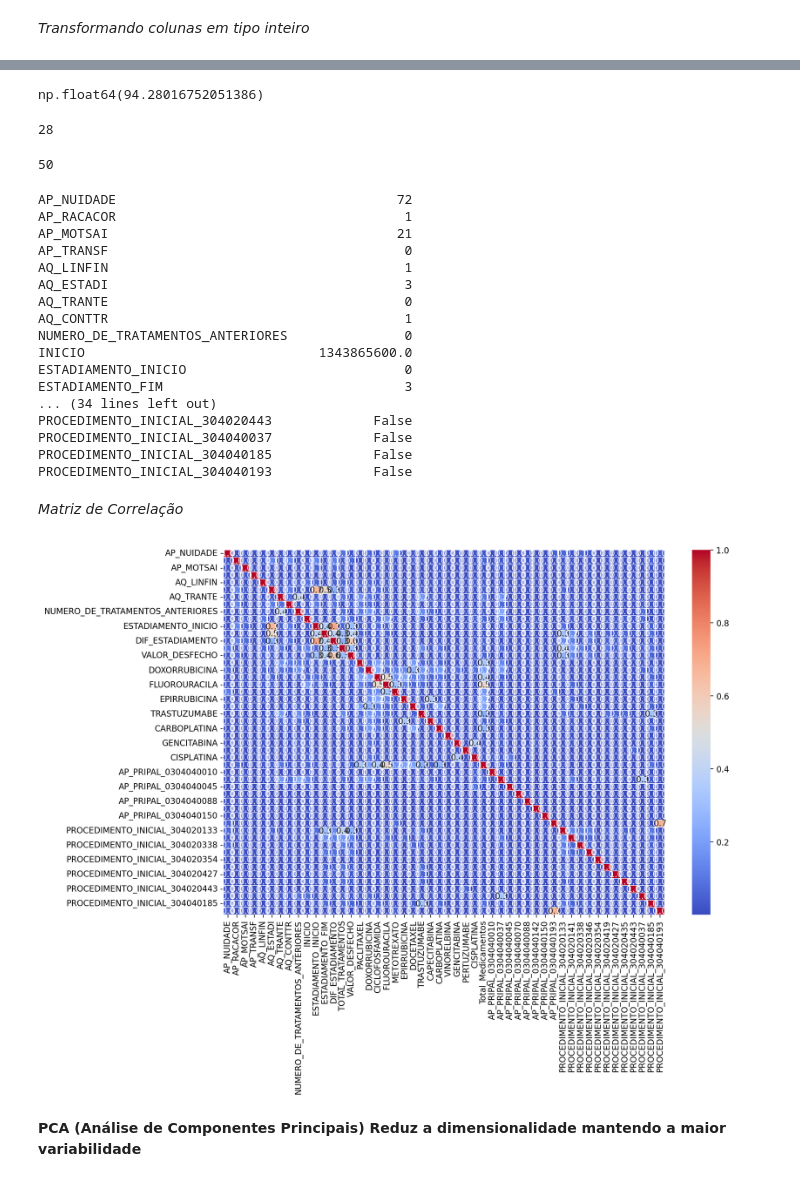
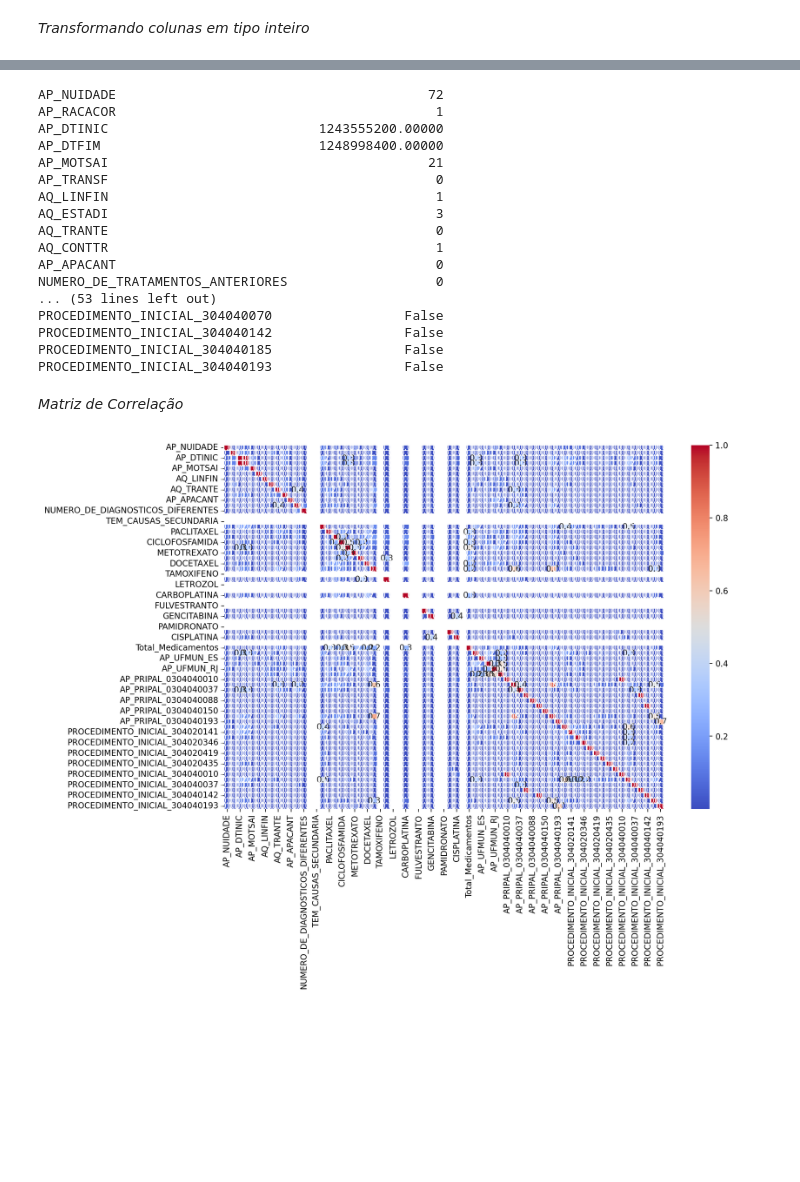
Before and after one commit to Rafaela-Pecanha/analise-quimioterapico-datasus, a Jupyter notebook: clusterizacao.ipynb, the cells around one changed output, grey strips where cells are left out. Cells and saved outputs as stored; diff of their text form; code cells hidden in the pictures; blank space fills up the shorter version.

```diff
--- a/clusterizacao.ipynb
+++ b/clusterizacao.ipynb
@@ -132,12 +198,12 @@ Valores únicos na coluna AP_PRIPAL: ['0304040029' '0304040185' '0304040037' '03
 # %%
 # Certifique-se de que as colunas estão corretamente selecionadas
-df_encoded = pd.get_dummies(df_analise['AP_PRIPAL'], prefix='AP_PRIPAL', drop_first=False)
+df_encoded = pd.get_dummies(df_analise_valor['AP_PRIPAL'], prefix='AP_PRIPAL', drop_first=False)
 
 # Concatenando as novas colunas com o DataFrame original
-df_analise = pd.concat([df_analise, df_encoded], axis=1)
+df_analise_valor = pd.concat([df_analise_valor, df_encoded], axis=1)
 
 # Exibindo o resultado
-print(df_analise)
+print(df_analise_valor)
 # %% [output]
            AP_PRIPAL        AP_CNSPCN  AP_NUIDADE AP_SEXO  AP_RACACOR  \
 918696    0304040029  |{{~~ü|}|ä~{{{â          72       F           1
@@ -159,9 +225,9 @@ print(df_analise)
 # %%
 # Certifique-se de que as colunas estão corretamente selecionadas
-df_encoded = pd.get_dummies(df_analise['PROCEDIMENTO_INICIAL'], prefix='PROCEDIMENTO_INICIAL')
+df_encoded = pd.get_dummies(df_analise_valor['PROCEDIMENTO_INICIAL'], prefix='PROCEDIMENTO_INICIAL')
 
 # Concatenando as novas colunas com o DataFrame original
-df_analise = pd.concat([df_analise, df_encoded], axis=1)
+df_analise = pd.concat([df_analise_valor, df_encoded], axis=1)
 
 # Exibindo o resultado
 print(df_analise)
@@ -303,3 +344,0 @@ Index(['AP_PRIPAL', 'AP_NUIDADE', 'AP_RACACOR', 'AP_DTINIC', 'AP_MOTSAI',
-# %%
-df_matrix_clinica = df_matrix_clinica.drop(['AP_PRIPAL', 'PROCEDIMENTO_INICIAL', 'AP_DTINIC'], axis=1)
-print(df_matrix_clinica.dtypes)
@@ -321,11 +347,9 @@ Length: 62, dtype: object
 # %%
 df_matrix_clinica['AQ_LINFIN'] = pd.to_numeric(df_matrix_clinica['AQ_LINFIN'], errors='coerce')
 df_matrix_clinica['AQ_TRANTE'] = pd.to_numeric(df_matrix_clinica['AQ_TRANTE'], errors='coerce')
-df_matrix_clinica['CODIGO_6D'] = pd.to_numeric(df_matrix_clinica['CODIGO_6D'], errors='coerce')
 
 # Converter para inteiro
 df_matrix_clinica['AQ_LINFIN'] = df_matrix_clinica['AQ_LINFIN'].astype('int')
 df_matrix_clinica['AQ_TRANTE'] = df_matrix_clinica['AQ_TRANTE'].astype('int')
-df_matrix_clinica['CODIGO_6D'] = df_matrix_clinica['CODIGO_6D'].astype('int')
 
 df_matrix_clinica.fillna(0, inplace=True)  # Preencher NaN com 0, ou use outro valor se necessário
@@ -334,57 +374,34 @@ df_matrix_clinica.fillna(0, inplace=True)  # Preencher NaN com 0, ou use outro v
-# %%
-df_matrix_clinica["AP_TRANSF"].std()/df_matrix_clinica["AP_TRANSF"].mean()
-# %% [output]
-np.float64(94.28016752051386)
-# %%
-
-# Remover colunas com baixa variabilidade (aqui, variabilidade abaixo de 0.01)
-df_cleaned = df_matrix_clinica.loc[:, df_matrix_clinica.var() > 0.01]
-
-print(len(df_cleaned.columns))
-# %% [output]
-28
-# %%
-
-# Remover colunas com baixa variabilidade (aqui, variabilidade abaixo de 0.01)
-df_cleaned = df_matrix_clinica.loc[:, (df_matrix_clinica.std()/df_matrix_clinica.mean()) > 0.1]
-
-print(len(df_cleaned.columns))
-# %% [output]
-50
 # %%
 # Usar to_string para evitar truncamento na visualização
-print(df_cleaned.iloc[0].to_string())
+print(df_matrix_clinica.iloc[0].to_string())
 # %% [output]
-AP_NUIDADE                                    72
-AP_RACACOR                                     1
-AP_MOTSAI                                     21
-AP_TRANSF                                      0
-AQ_LINFIN                                      1
-AQ_ESTADI                                      3
-AQ_TRANTE                                      0
-AQ_CONTTR                                      1
-NUMERO_DE_TRATAMENTOS_ANTERIORES               0
-INICIO                              1343865600.0
-ESTADIAMENTO_INICIO                            0
-ESTADIAMENTO_FIM                               3
-... (34 lines left out)
-PROCEDIMENTO_INICIAL_304020443             False
-PROCEDIMENTO_INICIAL_304040037             False
-PROCEDIMENTO_INICIAL_304040185             False
-PROCEDIMENTO_INICIAL_304040193             False
+AP_NUIDADE                                        72
+AP_RACACOR                                         1
+AP_DTINIC                           1243555200.00000
+AP_DTFIM                            1248998400.00000
+AP_MOTSAI                                         21
+AP_TRANSF                                          0
+AQ_LINFIN                                          1
+AQ_ESTADI                                          3
+AQ_TRANTE                                          0
+AQ_CONTTR                                          1
+AP_APACANT                                         0
+NUMERO_DE_TRATAMENTOS_ANTERIORES                   0
+... (53 lines left out)
+PROCEDIMENTO_INICIAL_304040070                 False
+PROCEDIMENTO_INICIAL_304040142                 False
+PROCEDIMENTO_INICIAL_304040185                 False
+PROCEDIMENTO_INICIAL_304040193                 False
 # %% [markdown]
 *Matriz de Correlação*
 # %%
 
-# Calcular a matriz de correlação
-corr_matrix = df_cleaned.corr().abs()
+corr_matrix = df_matrix_clinica.corr().abs()
 plt.figure(figsize=(12,8),dpi=200)
 
 # Exibir a matriz de correlação para ver os resultados
 sns.heatmap(corr_matrix, annot=True, fmt=".1f", linewidths=.6, cmap='coolwarm')
 
 plt.show()
 # %% [output]
-[figure, old version]
+[figure, new version]
-# %% [markdown]
-**PCA (Análise de Componentes Principais) Reduz a dimensionalidade mantendo a maior variabilidade**
```
Also changed, not shown: parts of 26 cells of this notebook.
